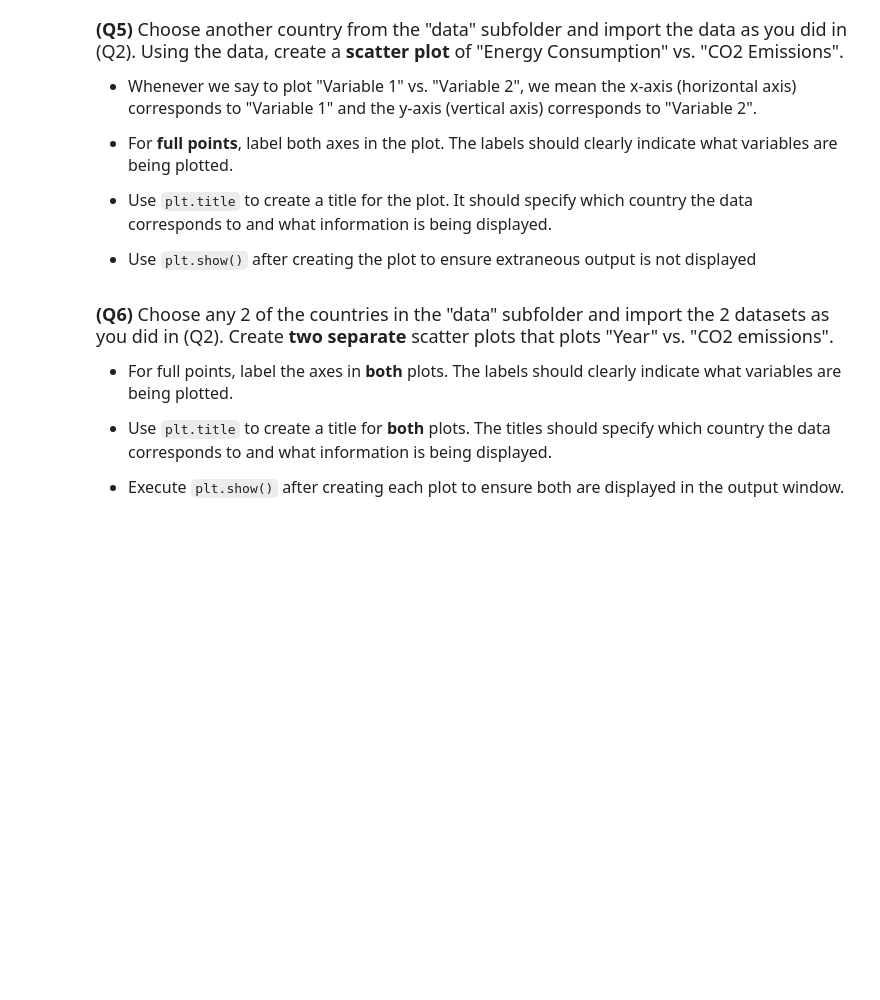
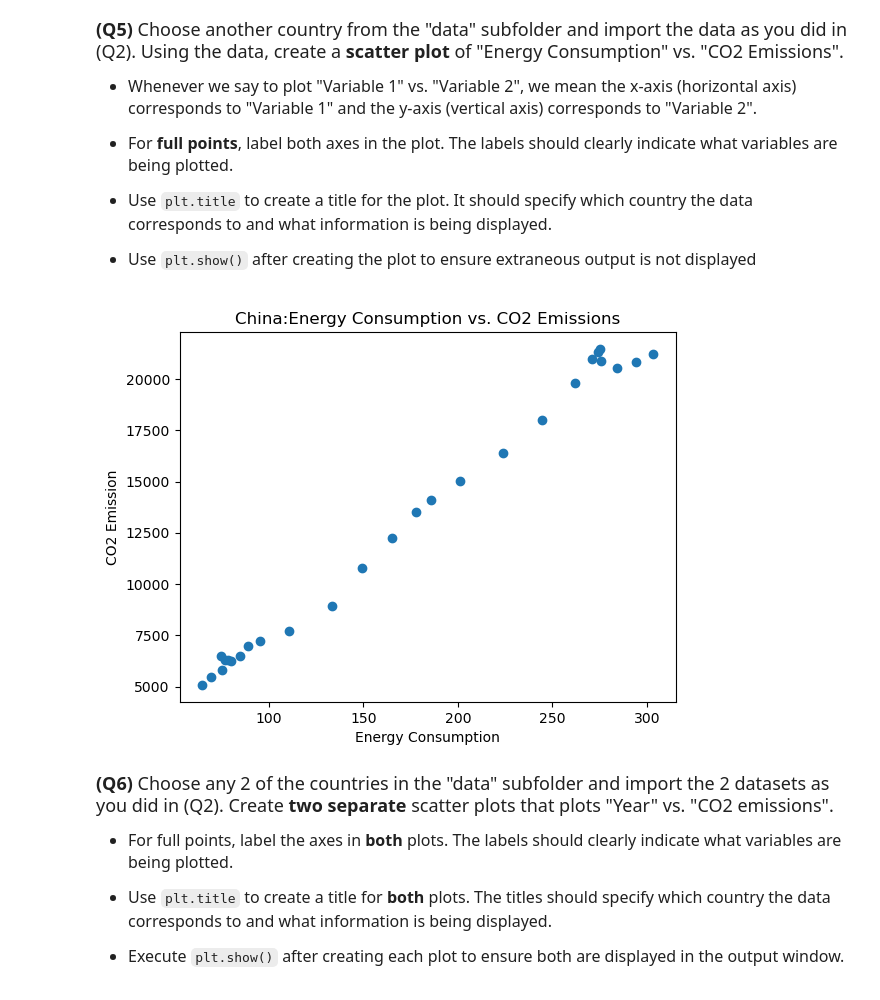
Before and after one commit to lilywang-ui/datasci151spring2026, a Jupyter notebook: _assignments/assignment_2/Assignment2.ipynb, the cells around one changed output. Cells and saved outputs as stored; diff of their text form; code cells hidden in the pictures; blank space fills up the shorter version.

```diff
--- a/_assignments/assignment_2/Assignment2.ipynb
+++ b/_assignments/assignment_2/Assignment2.ipynb
@@ -108,3 +137,13 @@ us_emissions["CO2_emission"].describe()
+# %%
+# Write your answer
+china_emission=pandas.read_csv("data/china_emission.csv")
+plt.scatter(china_emission["Energy_consumption"],china_emission["CO2_emission"])
+plt.title("China:Energy Consumption vs. CO2 Emissions")
+plt.xlabel("Energy Consumption")
+plt.ylabel("CO2 Emission")
+plt.show()
+# %% [output]
+[figure, added]
 # %% [markdown]
 <font size = "4">
 
```
Also changed, not shown: parts of 8 cells of this notebook.
